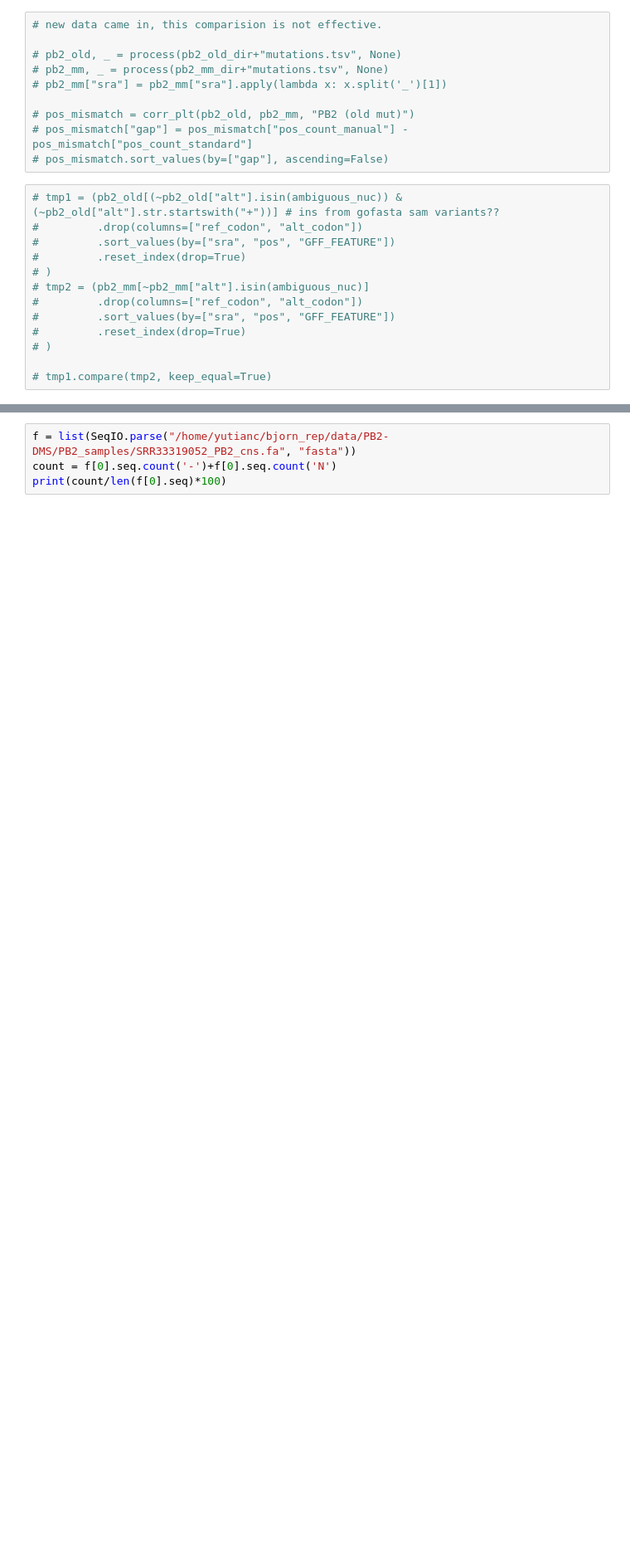
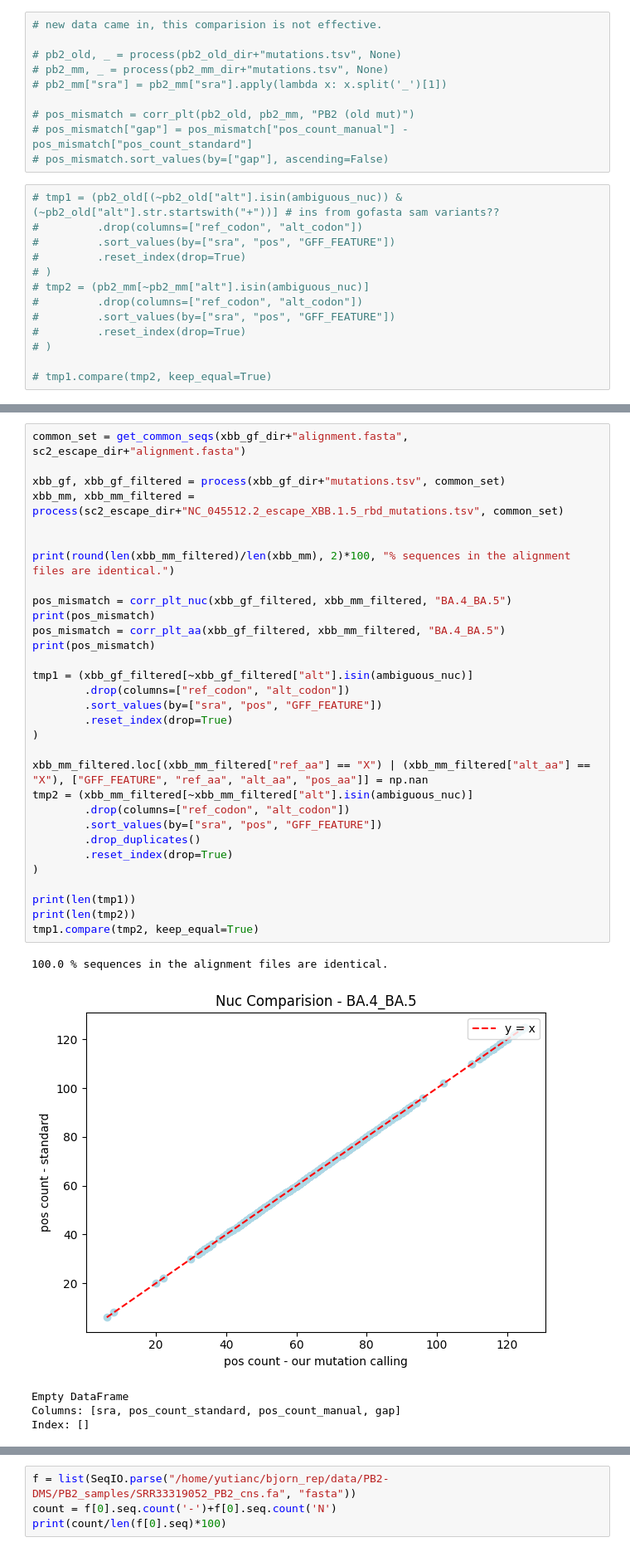
Before and after one commit to yutiachen5/bjorn_rep, a Jupyter notebook: output/sanity_check.ipynb, the cells around one changed output, grey strips where cells are left out. Shown at 83% size. Saved outputs shown, nothing was run; the diff lists cells and outputs as text; blank space fills up the shorter version.

```diff
--- a/output/sanity_check.ipynb
+++ b/output/sanity_check.ipynb
@@ -377,0 +402,37 @@ Index: []
+# %%
+common_set = get_common_seqs(xbb_gf_dir+"alignment.fasta", sc2_escape_dir+"alignment.fasta")
+
+xbb_gf, xbb_gf_filtered = process(xbb_gf_dir+"mutations.tsv", common_set)
+xbb_mm, xbb_mm_filtered = process(sc2_escape_dir+"NC_045512.2_escape_XBB.1.5_rbd_mutations.tsv", common_set)
+
+
+print(round(len(xbb_mm_filtered)/len(xbb_mm), 2)*100, "% sequences in the alignment files are identical.")
+
+pos_mismatch = corr_plt_nuc(xbb_gf_filtered, xbb_mm_filtered, "BA.4_BA.5")
+print(pos_mismatch)
+pos_mismatch = corr_plt_aa(xbb_gf_filtered, xbb_mm_filtered, "BA.4_BA.5")
+print(pos_mismatch)
+
+tmp1 = (xbb_gf_filtered[~xbb_gf_filtered["alt"].isin(ambiguous_nuc)]
+        .drop(columns=["ref_codon", "alt_codon"])
+        .sort_values(by=["sra", "pos", "GFF_FEATURE"])
+        .reset_index(drop=True)
+)
+
+xbb_mm_filtered.loc[(xbb_mm_filtered["ref_aa"] == "X") | (xbb_mm_filtered["alt_aa"] == "X"), ["GFF_FEATURE", "ref_aa", "alt_aa", "pos_aa"]] = np.nan
+tmp2 = (xbb_mm_filtered[~xbb_mm_filtered["alt"].isin(ambiguous_nuc)]
+        .drop(columns=["ref_codon", "alt_codon"])
+        .sort_values(by=["sra", "pos", "GFF_FEATURE"])
+        .drop_duplicates()
+        .reset_index(drop=True)
+)
+
+print(len(tmp1))
+print(len(tmp2))
+tmp1.compare(tmp2, keep_equal=True)
+# %% [output]
+100.0 % sequences in the alignment files are identical.
+[figure, added]
+Empty DataFrame
+Columns: [sra, pos_count_standard, pos_count_manual, gap]
+Index: []
```
Also changed, not shown: parts of 18 cells of this notebook, 7 other files.
